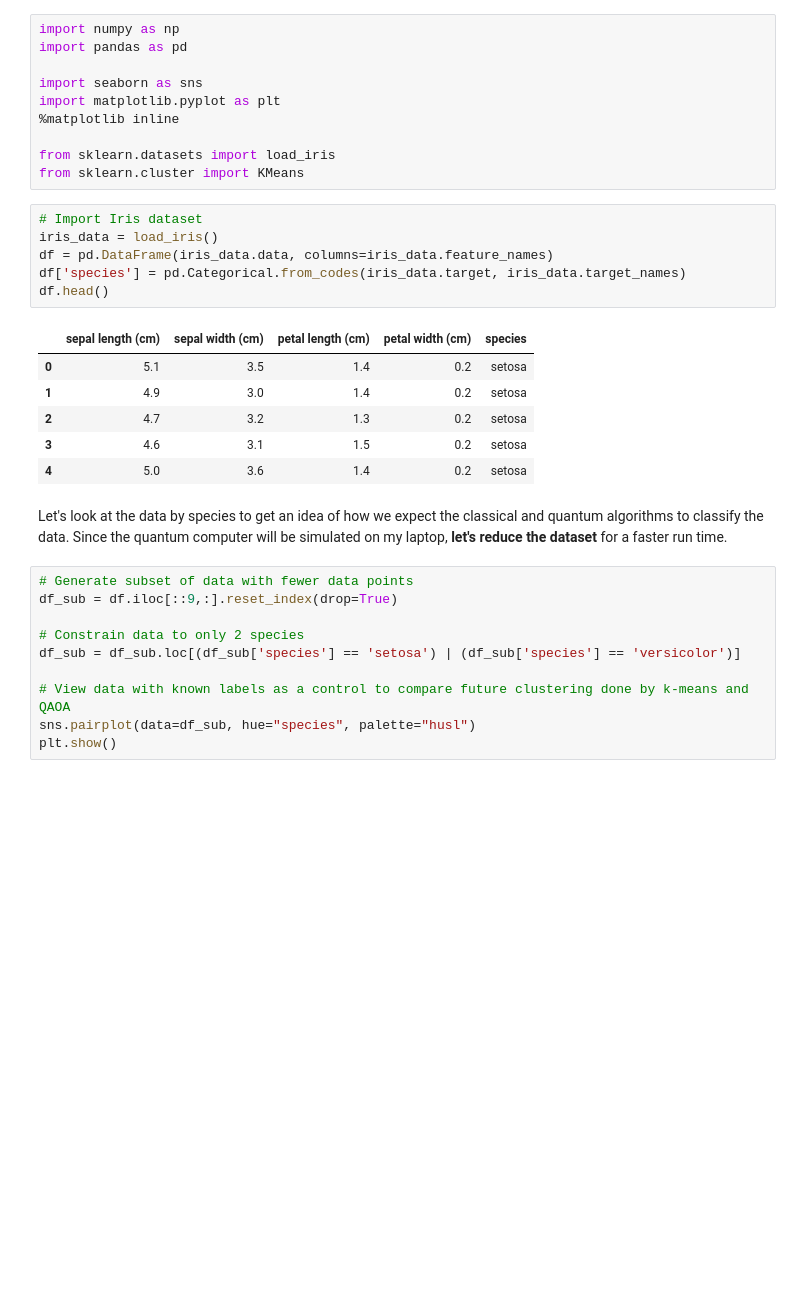
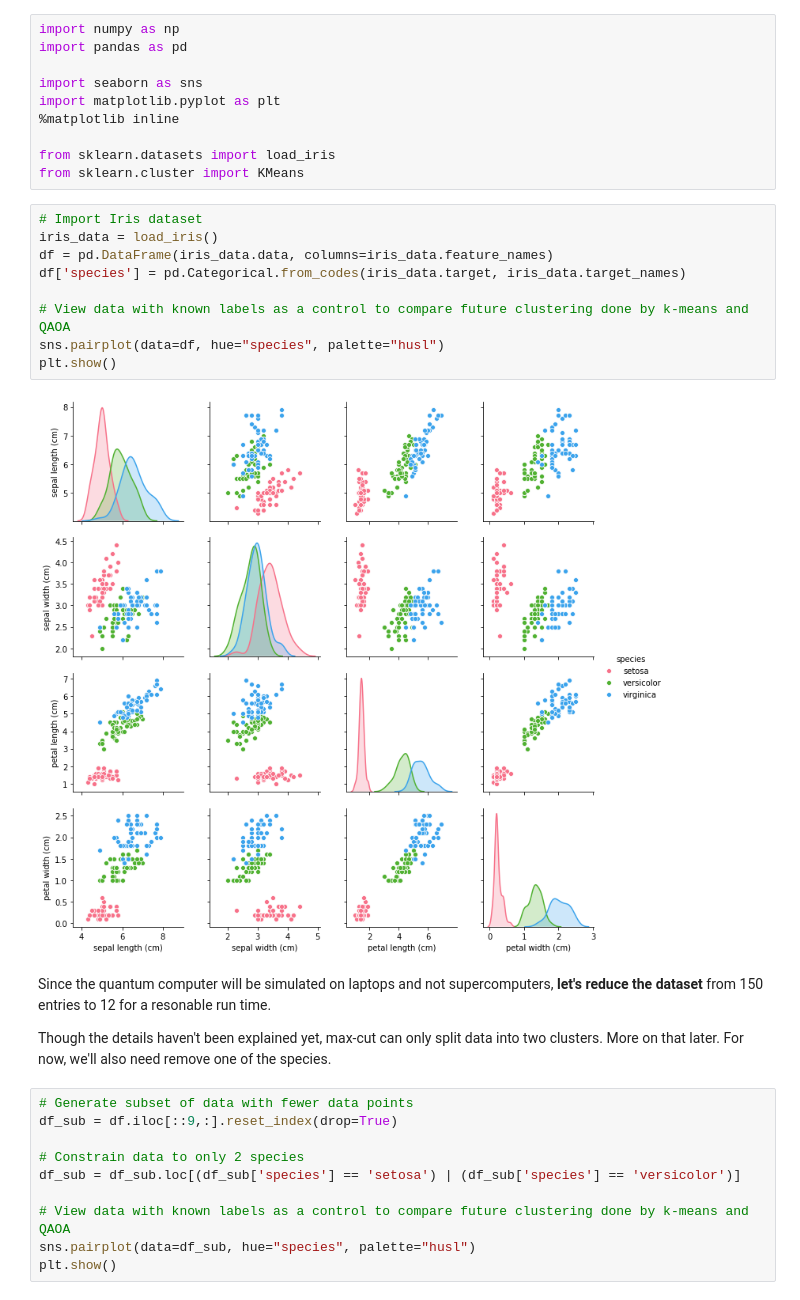
Before and after one commit to ajrazander/Unsupervised-QML, a Jupyter notebook: Max-cut_vs_k-means.ipynb, the cells around one changed output. Cells and saved outputs as stored; diff of their text form; blank space fills up the shorter version.

```diff
--- a/Max-cut_vs_k-means.ipynb
+++ b/Max-cut_vs_k-means.ipynb
@@ -18,18 +20,18 @@ from sklearn.cluster import KMeans
 # %%
 # Import Iris dataset
 iris_data = load_iris()
 df = pd.DataFrame(iris_data.data, columns=iris_data.feature_names)
 df['species'] = pd.Categorical.from_codes(iris_data.target, iris_data.target_names)
-df.head()
+
+# View data with known labels as a control to compare future clustering done by k-means and QAOA
+sns.pairplot(data=df, hue="species", palette="husl")
+plt.show()
 # %% [output]
-|  | sepal length (cm) | sepal width (cm) | petal length (cm) | petal width (cm) | species |
-| 0 | 5.1 | 3.5 | 1.4 | 0.2 | setosa |
-| 1 | 4.9 | 3.0 | 1.4 | 0.2 | setosa |
-| 2 | 4.7 | 3.2 | 1.3 | 0.2 | setosa |
-| 3 | 4.6 | 3.1 | 1.5 | 0.2 | setosa |
-| 4 | 5.0 | 3.6 | 1.4 | 0.2 | setosa |
+[figure, added]
-# %% [markdown]
-Let's look at the data by species to get an idea of how we expect the classical and quantum algorithms to classify the data. Since the quantum computer will be simulated on my laptop, <strong>let's reduce the dataset</strong> for a faster run time.
+# %% [markdown]
+Since the quantum computer will be simulated on laptops and not supercomputers, **let's reduce the dataset** from 150 entries to 12 for a resonable run time.
+
+Though the details haven't been explained yet, max-cut can only split data into two clusters. More on that later. For now, we'll also need remove one of the species.
 # %%
 # Generate subset of data with fewer data points
 df_sub = df.iloc[::9,:].reset_index(drop=True)
```
Also changed, not shown: parts of 15 cells of this notebook.
